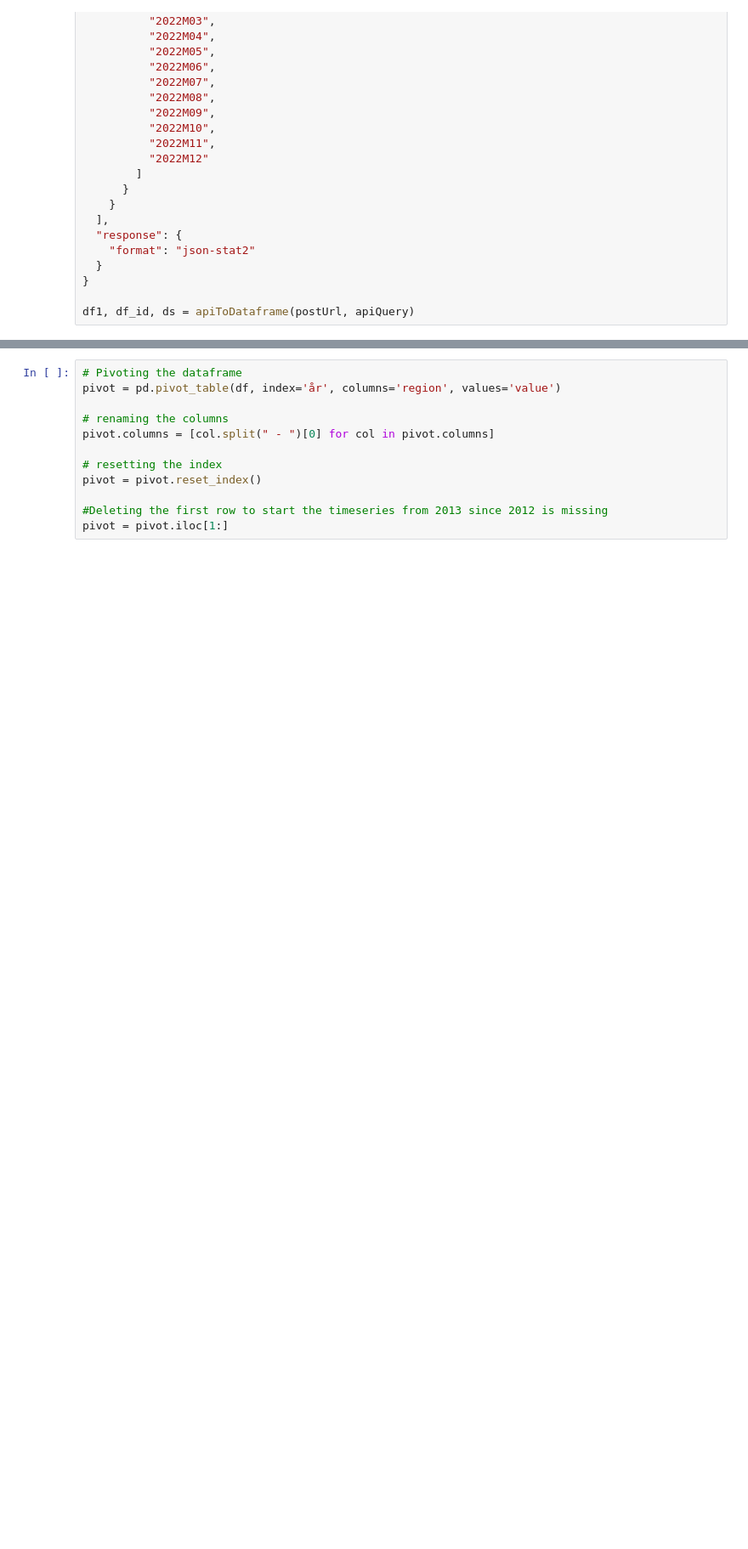
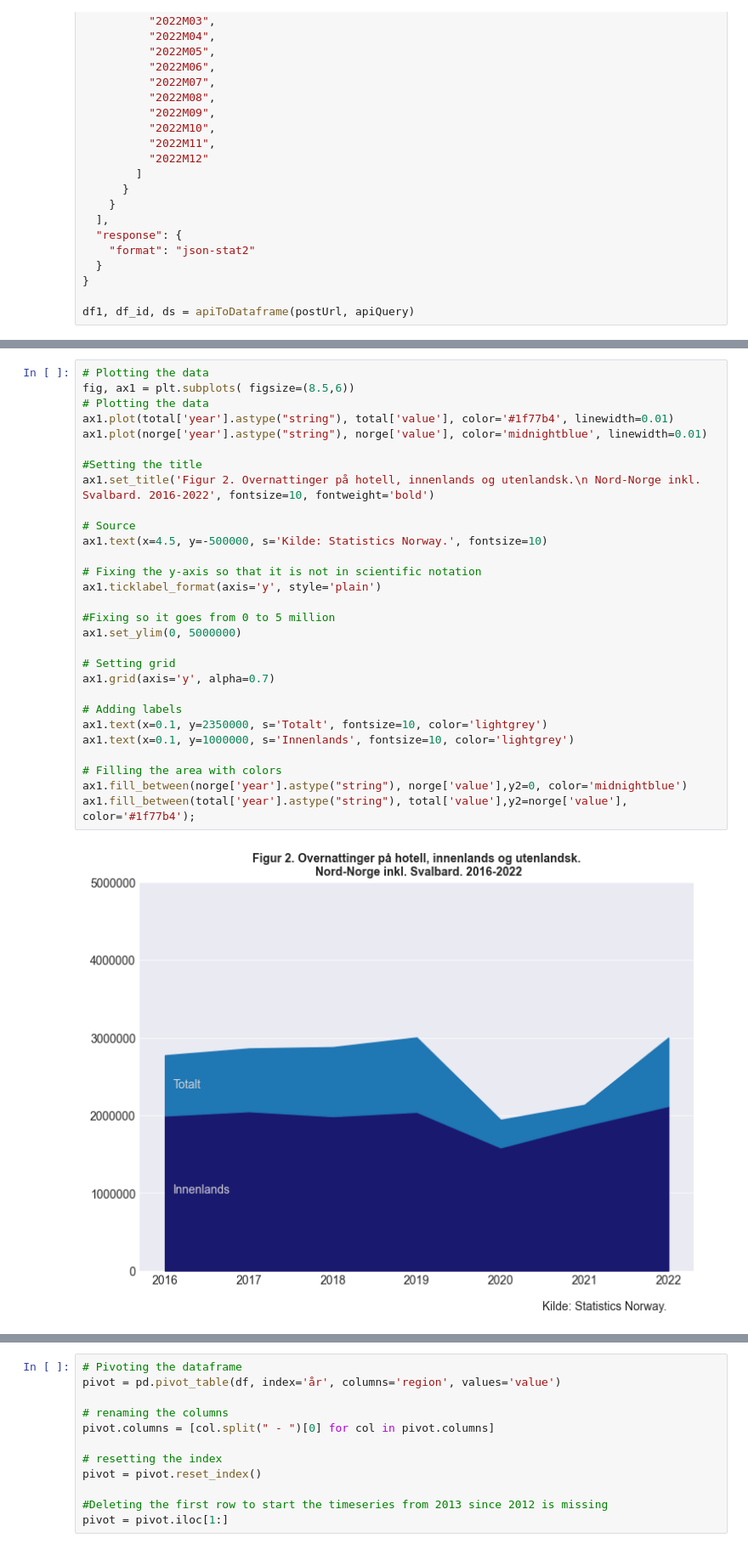
Before and after one commit to DanielFabioG/SOK-1003-og-SOK-1006, a Jupyter notebook: sok-1006/Mappeoppgaver/Mikro_V2023_1006.ipynb, the cells around one changed output, grey strips where cells are left out. Shown: that part at 85% size. Cells and saved outputs as stored; diff of their text form; blank space fills up the shorter version.

```diff
--- a/sok-1006/Mappeoppgaver/Mikro_V2023_1006.ipynb
+++ b/sok-1006/Mappeoppgaver/Mikro_V2023_1006.ipynb
@@ -465,0 +639,31 @@ ax2.legend(lines + lines2, labels + labels2, loc='center right', bbox_to_anchor=
+# %%
+# Plotting the data
+fig, ax1 = plt.subplots( figsize=(8.5,6))
+# Plotting the data
+ax1.plot(total['year'].astype("string"), total['value'], color='#1f77b4', linewidth=0.01)
+ax1.plot(norge['year'].astype("string"), norge['value'], color='midnightblue', linewidth=0.01)
+
+#Setting the title
+ax1.set_title('Figur 2. Overnattinger på hotell, innenlands og utenlandsk.\n Nord-Norge inkl. Svalbard. 2016-2022', fontsize=10, fontweight='bold')
+
+# Source
+ax1.text(x=4.5, y=-500000, s='Kilde: Statistics Norway.', fontsize=10)
+
+# Fixing the y-axis so that it is not in scientific notation
+ax1.ticklabel_format(axis='y', style='plain')
+
+#Fixing so it goes from 0 to 5 million
+ax1.set_ylim(0, 5000000)
+
+# Setting grid
+ax1.grid(axis='y', alpha=0.7)
+
+# Adding labels
+ax1.text(x=0.1, y=2350000, s='Totalt', fontsize=10, color='lightgrey')
+ax1.text(x=0.1, y=1000000, s='Innenlands', fontsize=10, color='lightgrey')
+
+# Filling the area with colors
+ax1.fill_between(norge['year'].astype("string"), norge['value'],y2=0, color='midnightblue')
+ax1.fill_between(total['year'].astype("string"), total['value'],y2=norge['value'], color='#1f77b4');
+# %% [output]
+[figure, added]
```
Also changed, not shown: parts of 30 cells of this notebook, 2 other files.
